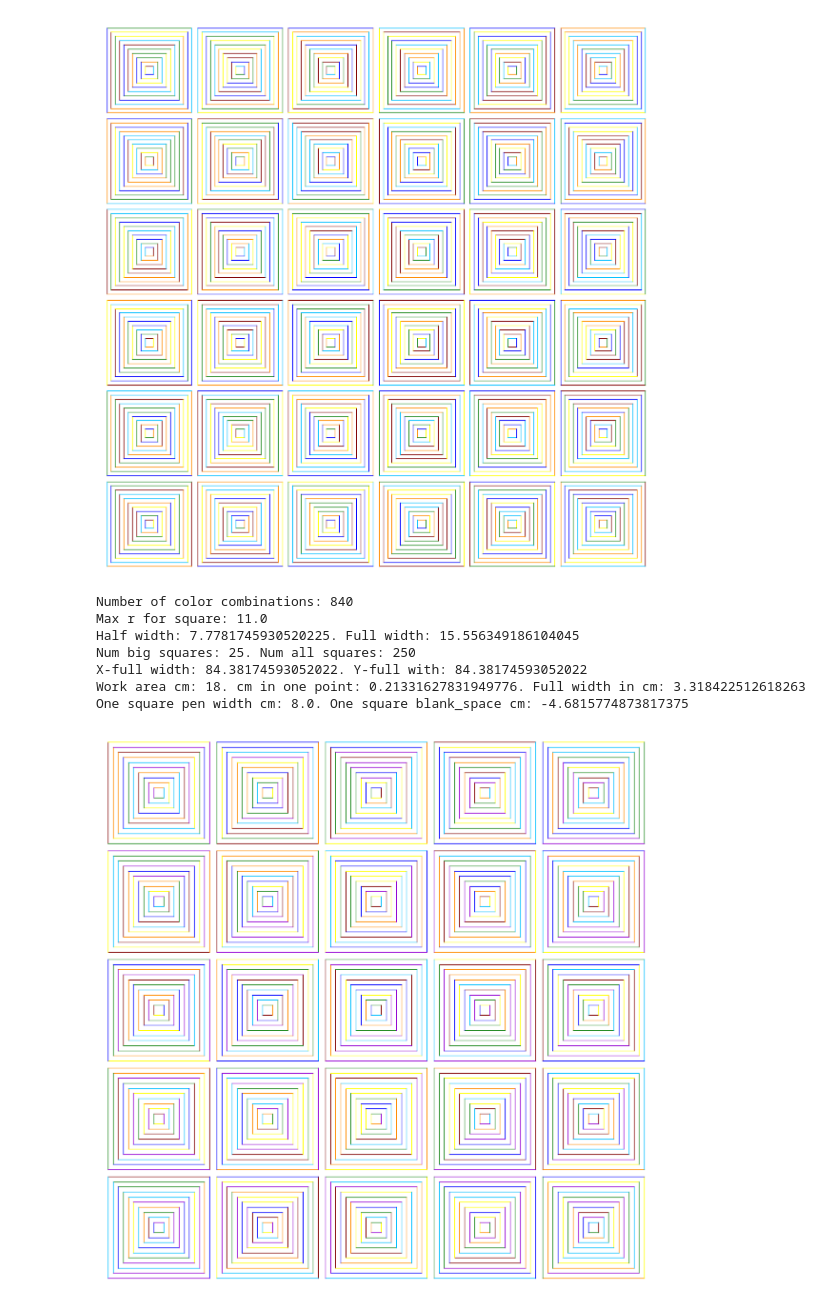
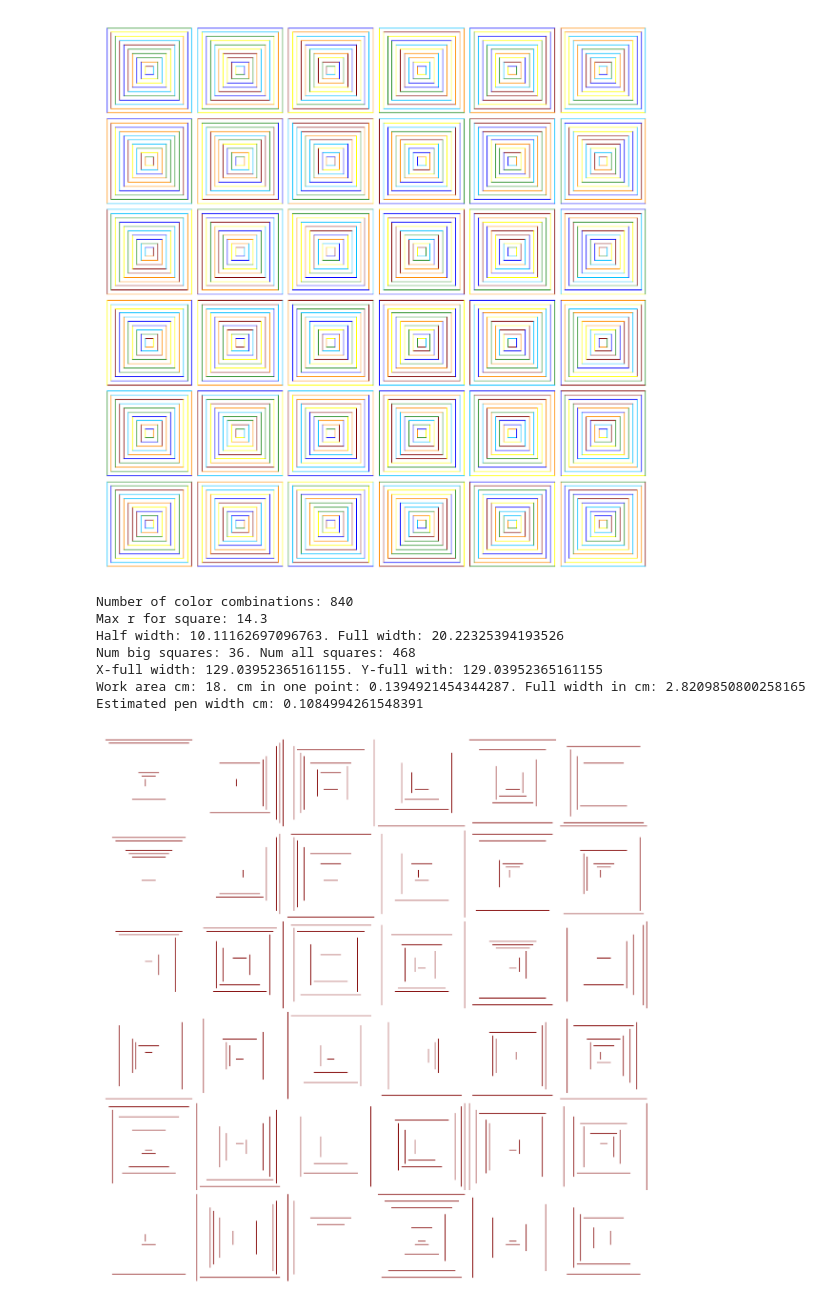
Before and after one commit to viktor-kertanov/hmmg, a Jupyter notebook: notebooks/target_circle_combinatorics/target_circle_comb.ipynb, the cells around one changed output. Cells and saved outputs as stored; diff of their text form; code cells hidden in the pictures.

```diff
--- a/notebooks/target_circle_combinatorics/target_circle_comb.ipynb
+++ b/notebooks/target_circle_combinatorics/target_circle_comb.ipynb
@@ -493,15 +493,15 @@ def shift_coords(plot_coords: list[list[list]], x_shift, y_shift):
 
     return final_coords
 
-num_rows = 5
-num_cols = 5
+num_rows = 6
+num_cols = 6
 num_big_squares = num_rows * num_cols
 
 row_col_idx = [(row, col) for row in range(num_rows) for col in range(num_cols)]
 
 r_init = 1
 r_fact = 1.1
-num_internal_sqr = 10
+num_internal_sqr = 13
 num_all_squares = num_internal_sqr * num_big_squares
 
 max_r = r_init*r_fact*num_internal_sqr
@@ -527,44 +527,43 @@ xy_margin_cm = 1
 work_area_cm = canvas_real_widith_cm - 2*xy_margin_cm
 
 point_ratio_cm_to_pt = work_area_cm / x_full_width
 
 one_square_cm = full_width * point_ratio_cm_to_pt
 one_square_num_pen_lines = 2 * num_internal_sqr
 estimated_pen_width_cm = one_square_cm / one_square_num_pen_lines
 # one_square_blank_space_cm = one_square_cm - one_square_pen_width
 print(f'Work area cm: {work_area_cm}. cm in one point: {point_ratio_cm_to_pt}. Full width in cm: {one_square_cm}')
 print(f'Estimated pen width cm: {estimated_pen_width_cm}')
 for color in colors:
     for el_idx, grid in enumerate(row_col_idx):
         for sqr_idx in range(1, num_internal_sqr+1):
             full_idx = el_idx * num_internal_sqr + sqr_idx - 1
             color_combo = color_combos[full_idx]
             if color not in color_combo:
                 continue
             index_of_color = color_combo.index(color)
             r = r_init*r_fact*sqr_idx
             a = sqr_coordinates(r=r)
             adapted_coords = convert_to_plot_coords(a)
             shifted_coords = shift_coords(
                 adapted_coords,
                 x_shift=grid[0]*(full_width+xy_delta),
                 y_shift=grid[1]*(full_width+xy_delta)
             )
             side_coords = shifted_coords[index_of_color]
             plt.plot(side_coords[0], side_coords[1], color=color, linewidth=1)
-plt.axis('off')
-
-plt.axis([x_lim_neg, x_lim_pos, y_lim_neg, y_lim_pos])
-plt.gca().set_aspect('equal')
-plt.gcf().set_size_inches(15, 15)
-# plt.savefig(f'sqr_color/{color}_sqr.svg')
-plt.show()
+    plt.axis('off')
+    plt.axis([x_lim_neg, x_lim_pos, y_lim_neg, y_lim_pos])
+    plt.gca().set_aspect('equal')
+    plt.gcf().set_size_inches(15, 15)
+    plt.savefig(f'sqr_color/{color}_sqr.svg')
+    plt.show()
 # %% [output]
 Number of color combinations: 840
-Max r for square: 11.0
-Half width: 7.7781745930520225. Full width: 15.556349186104045
-Num big squares: 25. Num all squares: 250
-X-full width: 84.38174593052022. Y-full with: 84.38174593052022
-Work area cm: 18. cm in one point: 0.21331627831949776. Full width in cm: 3.318422512618263
-One square pen width cm: 8.0. One square blank_space cm: -4.6815774873817375
+Max r for square: 14.3
+Half width: 10.11162697096763. Full width: 20.22325394193526
+Num big squares: 36. Num all squares: 468
+X-full width: 129.03952365161155. Y-full with: 129.03952365161155
+Work area cm: 18. cm in one point: 0.1394921454344287. Full width in cm: 2.8209850800258165
+Estimated pen width cm: 0.1084994261548391
-[figure, old version]
+[figure, new version]
```
Also changed, not shown: parts of 1 cell of this notebook, 3 other files.
